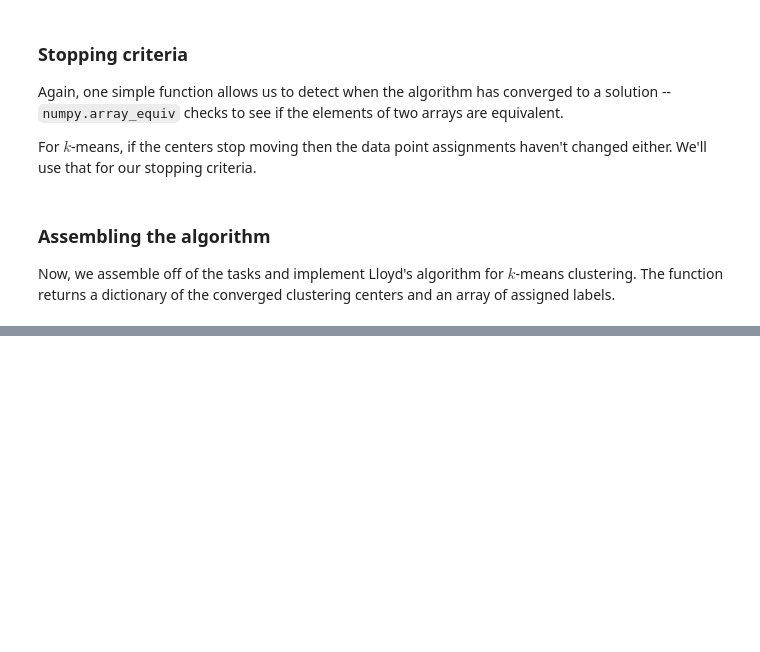
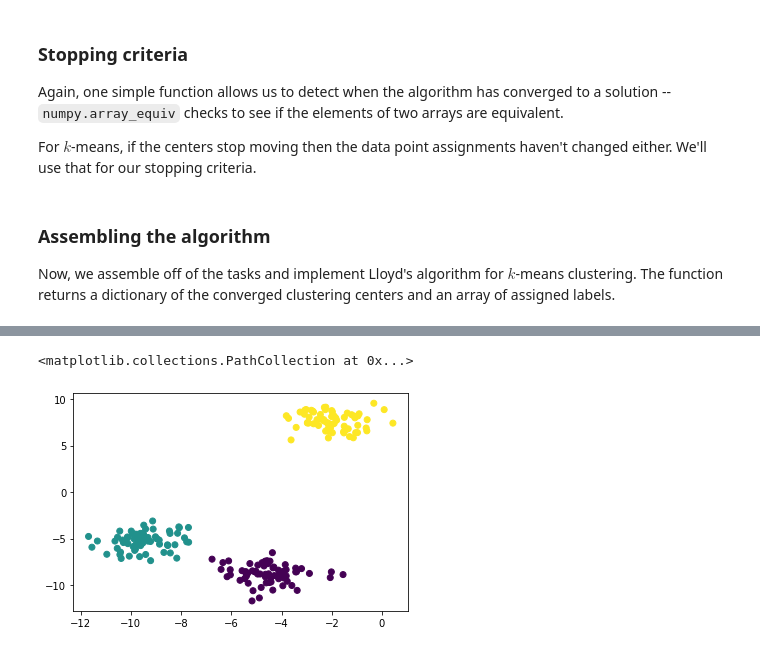
Before and after one commit to archaeojsc/ML_from_scratch, a Jupyter notebook: notebooks/00_k_means.ipynb, the cells around one changed output, grey strips where cells are left out. Drawn from its saved outputs; the diff is of its cells as text; code cells hidden in the pictures; blank space fills up the shorter version.

```diff
--- a/notebooks/00_k_means.ipynb
+++ b/notebooks/00_k_means.ipynb
@@ -181,0 +215,10 @@ def diy_kmeans(dat, n_clusters, max_iter=np.inf):
+# %%
+# Isotopic Gaussian clusters
+
+test_blob_data, test_blob_label, test_blob_centers = make_blobs(
+    n_samples=200, n_features=2, centers=3, shuffle=True, return_centers=True)
+
+plt.scatter(test_blob_data[:, 0], test_blob_data[:, 1], c=test_blob_label)
+# %% [output]
+<matplotlib.collections.PathCollection at 0x...>
+[figure, added]
```
Also changed, not shown: parts of 11 cells of this notebook, 2 other files.
